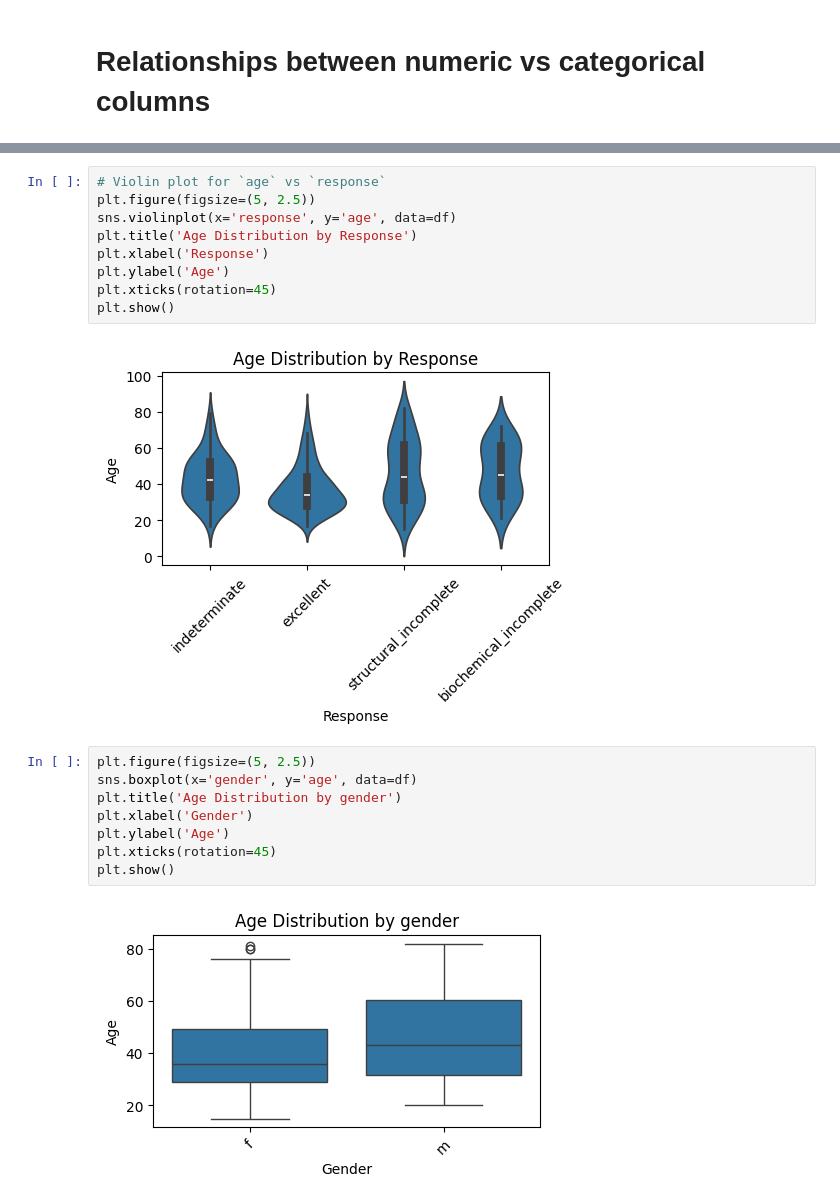
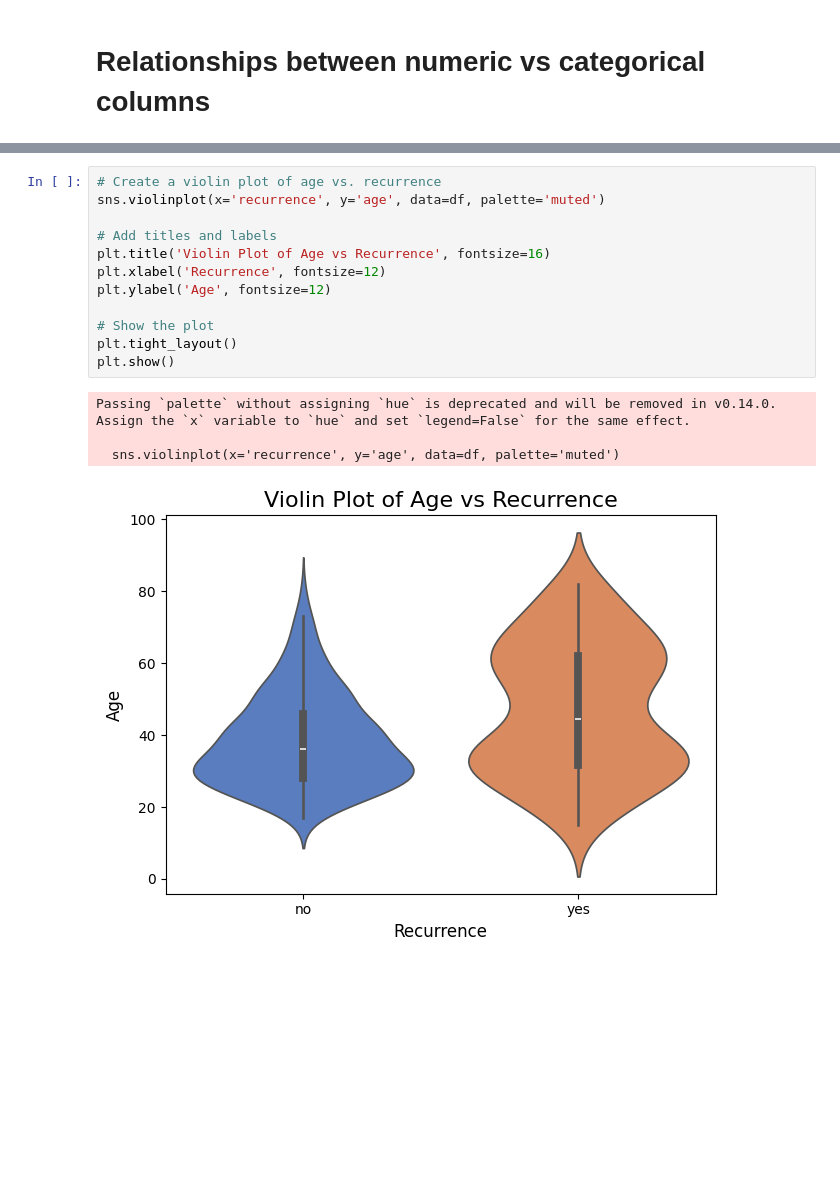
Before and after one commit to madmaxtoastflytiger/CaptStone2-Thyroid-Disease, a Jupyter notebook: 3_ThyroidDisease_EDA.ipynb, the cells around one changed output, grey strips where cells are left out. Saved outputs shown, nothing was run; the diff lists cells and outputs as text; blank space fills up the shorter version.

```diff
--- a/3_ThyroidDisease_EDA.ipynb
+++ b/3_ThyroidDisease_EDA.ipynb
@@ -372,21 +426,17 @@ plt.show()
 # %%
-# Violin plot for `age` vs `response`
-plt.figure(figsize=(5, 2.5))
-sns.violinplot(x='response', y='age', data=df)
-plt.title('Age Distribution by Response')
-plt.xlabel('Response')
-plt.ylabel('Age')
-plt.xticks(rotation=45)
+# Create a violin plot of age vs. recurrence
+sns.violinplot(x='recurrence', y='age', data=df, palette='muted')
+
+# Add titles and labels
+plt.title('Violin Plot of Age vs Recurrence', fontsize=16)
+plt.xlabel('Recurrence', fontsize=12)
+plt.ylabel('Age', fontsize=12)
+
+# Show the plot
+plt.tight_layout()
 plt.show()
 # %% [output]
+Passing `palette` without assigning `hue` is deprecated and will be removed in v0.14.0. Assign the `x` variable to `hue` and set `legend=False` for the same effect.
+
+  sns.violinplot(x='recurrence', y='age', data=df, palette='muted')
-[figure, old version]
+[figure, new version]
-# %%
-plt.figure(figsize=(5, 2.5))
-sns.boxplot(x='gender', y='age', data=df)
-plt.title('Age Distribution by gender')
-plt.xlabel('Gender')
-plt.ylabel('Age')
-plt.xticks(rotation=45)
-plt.show()
-# %% [output]
-[figure, removed]
```
Also changed, not shown: parts of 9 cells of this notebook, 1 other file.
